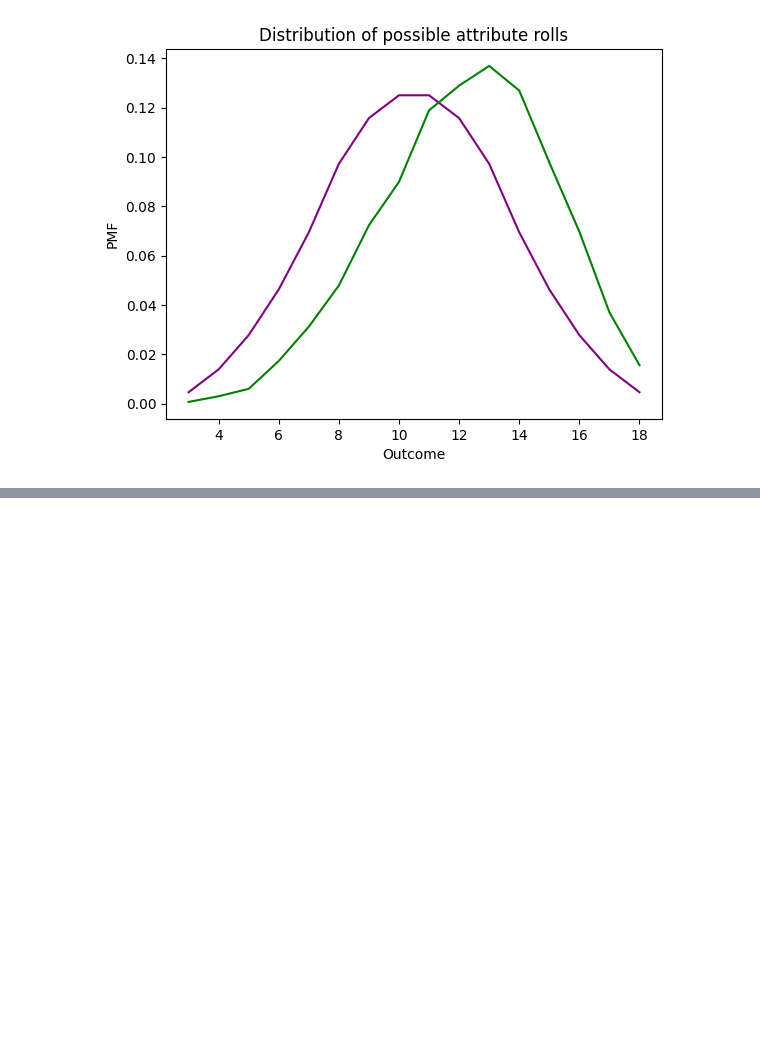
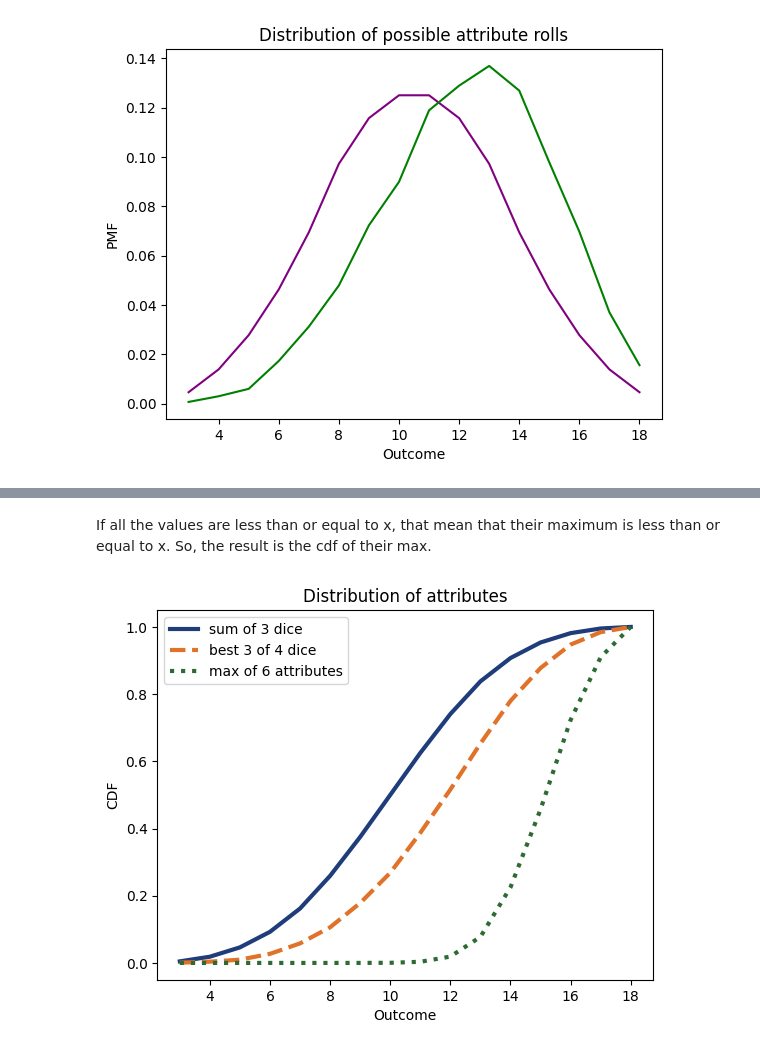
Before and after one commit to coletlacroix/math, a Jupyter notebook: 00.10_Think_Bayes_Downey/7_min_max_mix.ipynb, the cells around one changed output, grey strips where cells are left out. Drawn from its saved outputs; the diff is of its cells as text; code cells hidden in the pictures; blank space fills up the shorter version.

```diff
--- a/00.10_Think_Bayes_Downey/7_min_max_mix.ipynb
+++ b/00.10_Think_Bayes_Downey/7_min_max_mix.ipynb
@@ -145,0 +150,2 @@ plt.show()
+# %%
+cdf_best3 = pmf_best3.make_cdf()
@@ -145,0 +176,20 @@ plt.show()
+# %% [markdown]
+If all the values are less than or equal to x, that mean that their maximum is less than or equal to x. So, the result is the cdf of their max.
+# %%
+from empiricaldist import Cdf
+
+cdf_max6 = Cdf(cdf_best3**6)
+# %%
+cdf_3d6 = pmf_3d6.make_cdf()   # CDF of the plain sum of 3 dice
+
+cdf_3d6.plot(label='sum of 3 dice', color='#1f3d7a', linestyle='-', linewidth=3)
+cdf_best3.plot(label='best 3 of 4 dice', color='#e0722a', linestyle='--', linewidth=3)
+cdf_max6.plot(label='max of 6 attributes', color='#2e6b34', linestyle=':', linewidth=3)
+
+plt.xlabel('Outcome')
+plt.ylabel('CDF')
+plt.title('Distribution of attributes')
+plt.legend()
+plt.show()
+# %% [output]
+[figure, added]
```
Also changed, not shown: parts of 16 cells of this notebook, 1 other file.
